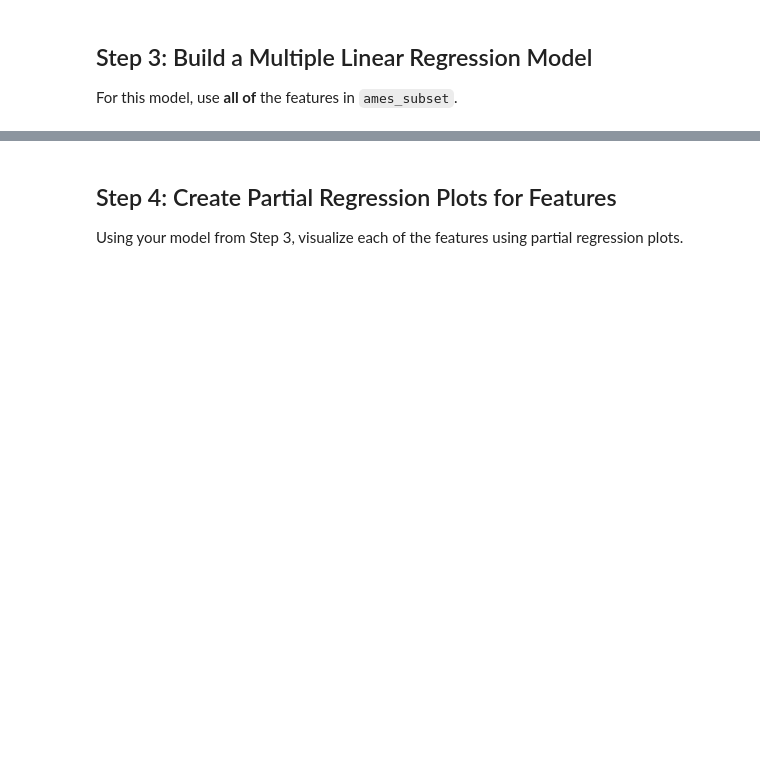
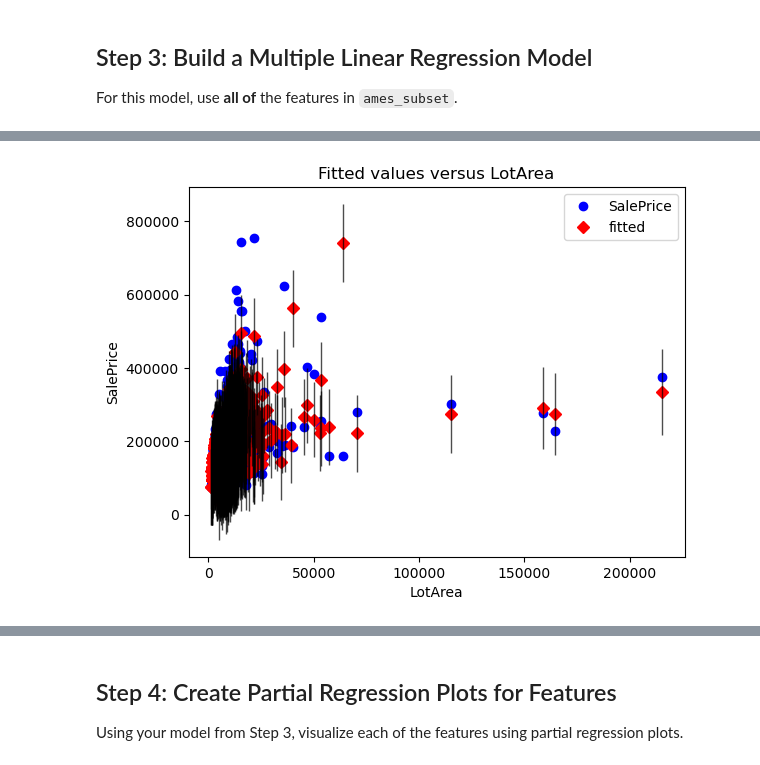
Before and after one commit to davidwabuko/dsc-multiple-linear-regression-statsmodels-lab, a Jupyter notebook: index.ipynb, the cells around one changed output, grey strips where cells are left out. Drawn from its saved outputs; the diff is of its cells as text; code cells hidden in the pictures; blank space fills up the shorter version.

```diff
--- a/index.ipynb
+++ b/index.ipynb
@@ -207,0 +210,5 @@ strong multicollinearity or other numerical problems.
+# %%
+sm.graphics.plot_fit(second_results, 'LotArea')
+plt.show()
+# %% [output]
+[figure, added]
```
Also changed, not shown: parts of 13 cells of this notebook.
